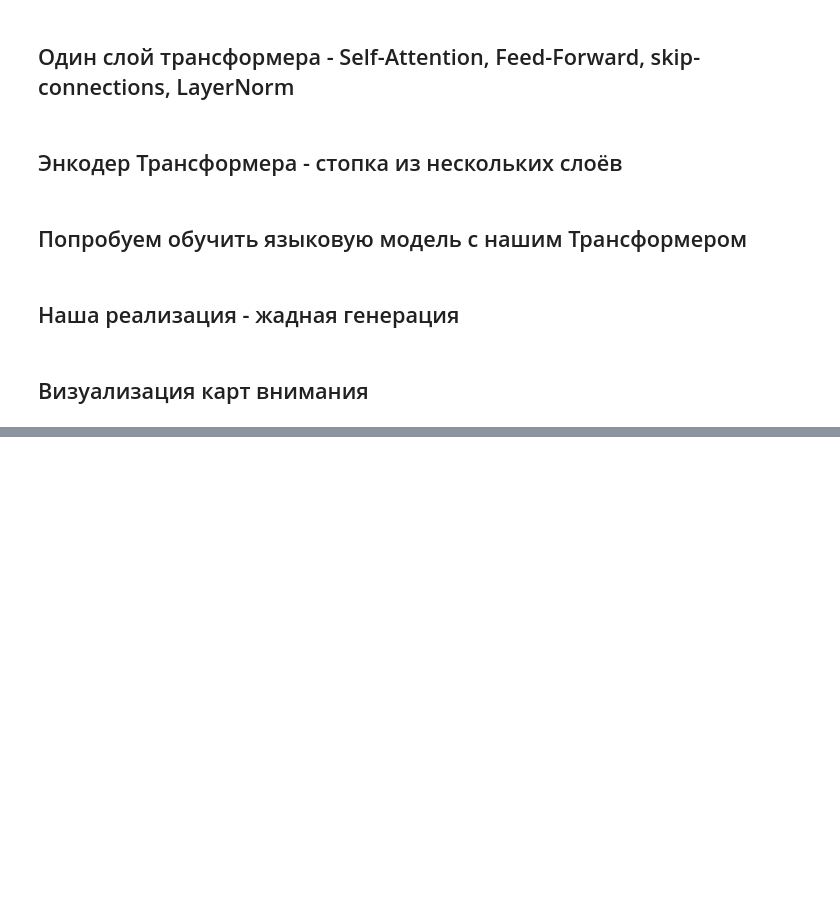
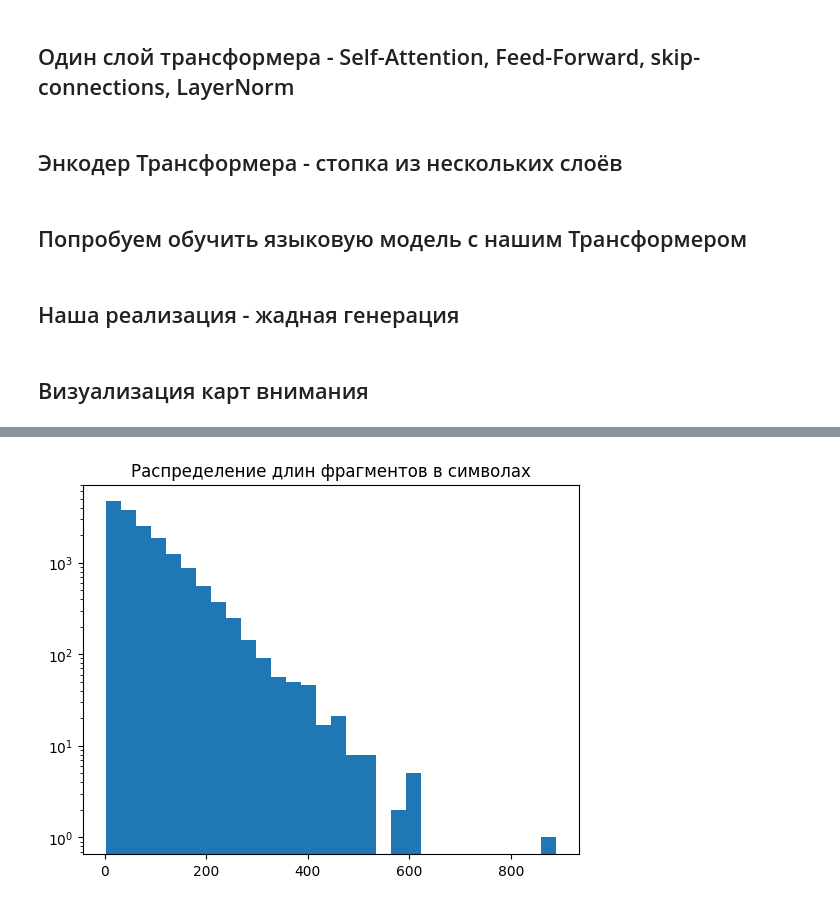
Before and after one commit to englishtea21/stepik-dl-nlp, a Jupyter notebook: task5-text-transformer.ipynb, the cells around one changed output, grey strips where cells are left out. Saved outputs shown, nothing was run; the diff lists cells and outputs as text; code cells hidden in the pictures; blank space fills up the shorter version.

```diff
--- a/task5-text-transformer.ipynb
+++ b/task5-text-transformer.ipynb
@@ -753,0 +748,12 @@ plot_attention_maps(my_transf_model, 'сказал Кутузов, огляды
+# %%
+CHUNK_SIZE=5
+
+def load_war_and_piece_chunks(fname, chunk_size=CHUNK_SIZE):
+    full_text=''
+    with open(fname, 'r', encoding="utf-8") as fin:
+        full_text=fin.read()
+
+    # Regular expression to split on '.', '!', '?', and '...' while keeping these delimiters
+    stripped_split_text = [s.strip() for s in re.split(r'(?<!\w\.\w.)(?<=\.|\?|\!)\s', full_text)]
+
+    return [stripped_split_text[start:start + chunk_size] for start in range(0, len(stripped_split_text), chunk_size // 2)]
@@ -753,0 +855,6 @@ plot_attention_maps(my_transf_model, 'сказал Кутузов, огляды
+# %%
+plt.hist([len(sent) for sent in flat_train_texts], bins=30)
+plt.title('Распределение длин фрагментов в символах')
+plt.yscale('log');
+# %% [output]
+[figure, added]
```
Also changed, not shown: parts of 127 cells of this notebook.
